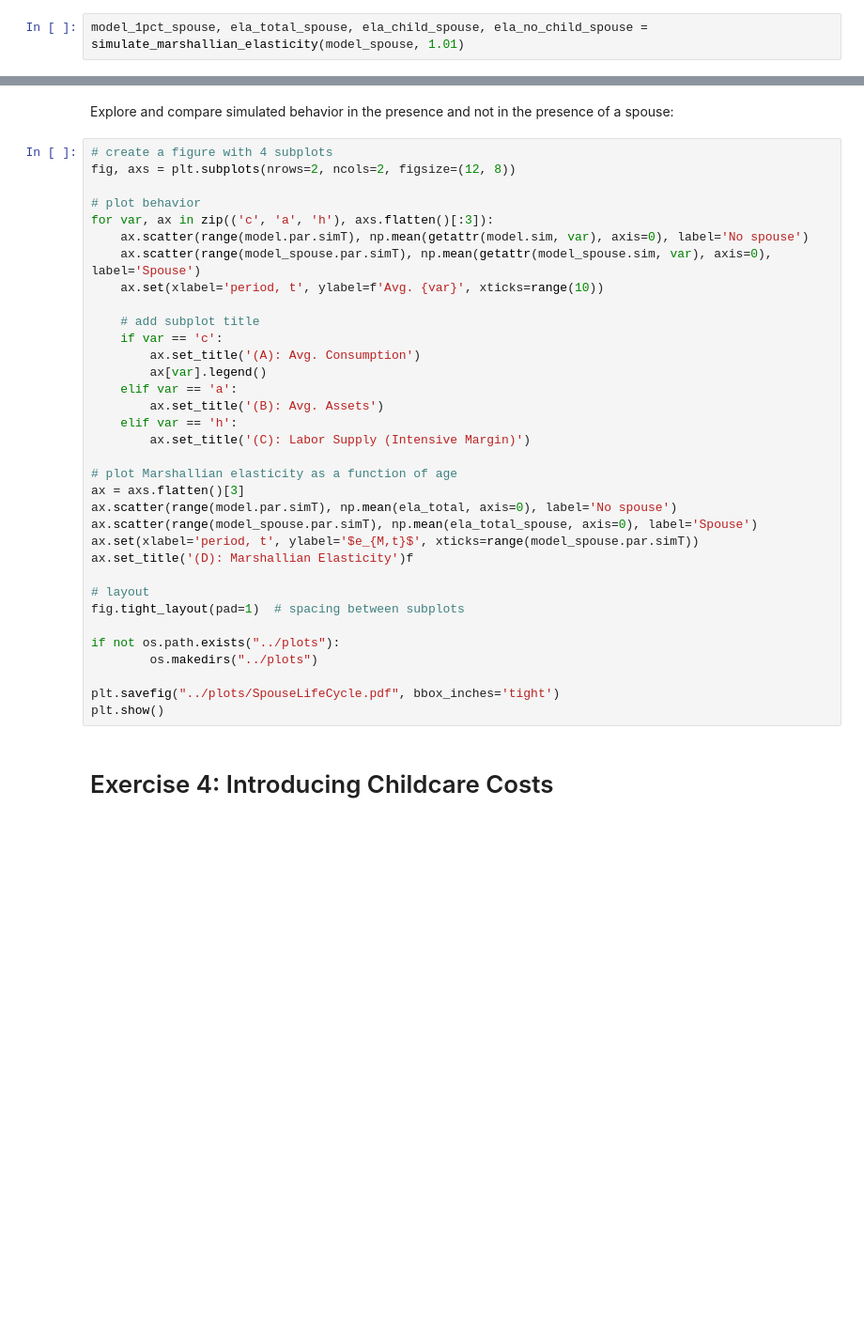
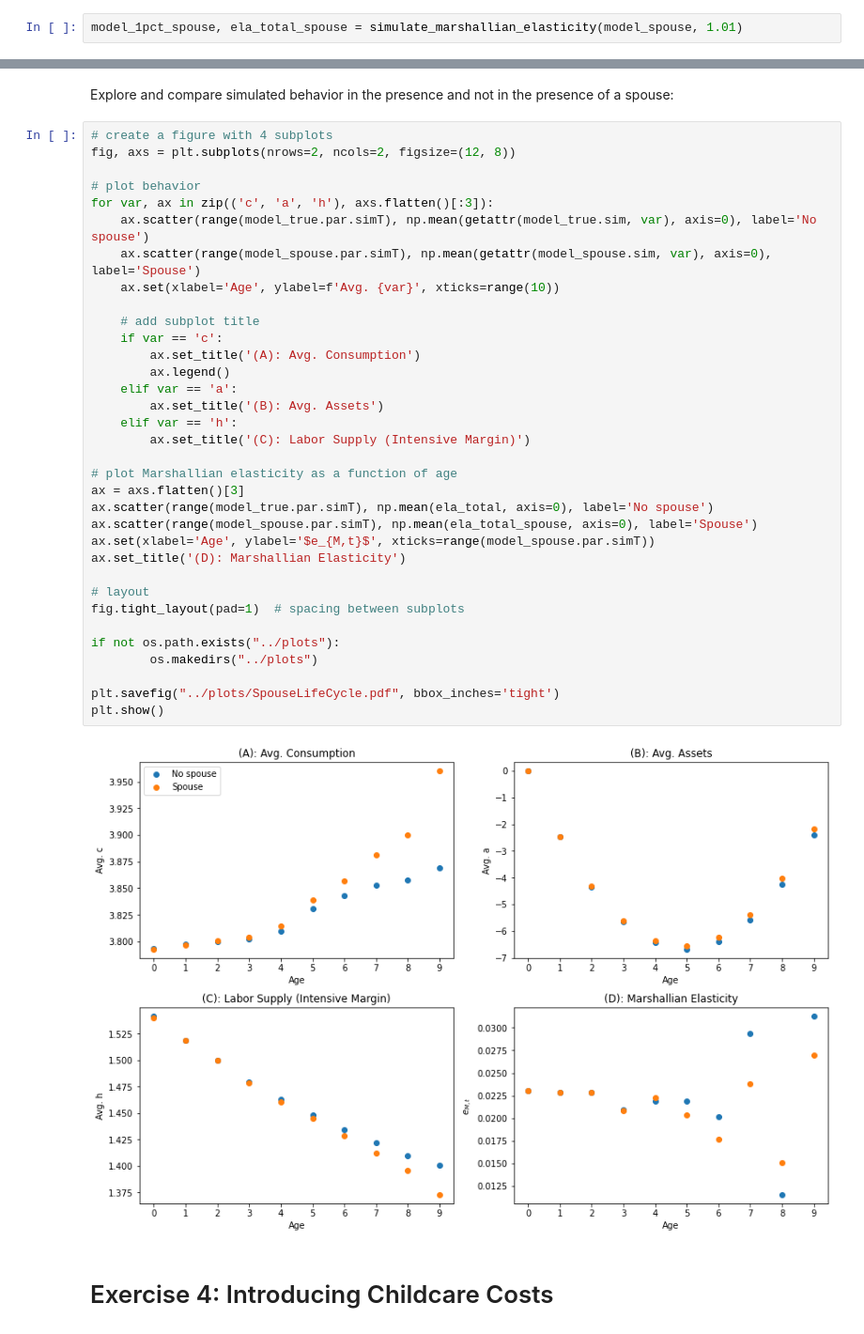
Before and after one commit to HansChristianPOLIT/HH_PortfolioExam, a Jupyter notebook: Assignment1/LaborSupplyAndChildren.ipynb, the cells around one changed output, grey strips where cells are left out. Shown: that part at 94% size. Saved outputs shown, nothing was run; the diff lists cells and outputs as text; blank space fills up the shorter version.

```diff
--- a/Assignment1/LaborSupplyAndChildren.ipynb
+++ b/Assignment1/LaborSupplyAndChildren.ipynb
@@ -207,4 +218,4 @@ model_spouse = DynLaborFertModelClass(par={'spouse_rand':0.0,'theta':0.0,'beta_1
 # %% [markdown]
 Compute Marshallian elasticity:
 # %%
-model_1pct_spouse, ela_total_spouse, ela_child_spouse, ela_no_child_spouse = simulate_marshallian_elasticity(model_spouse, 1.01)
+model_1pct_spouse, ela_total_spouse = simulate_marshallian_elasticity(model_spouse, 1.01)
@@ -213,37 +226,39 @@ Explore and compare simulated behavior in the presence and not in the presence o
 # %%
 # create a figure with 4 subplots
 fig, axs = plt.subplots(nrows=2, ncols=2, figsize=(12, 8))
 
 # plot behavior
 for var, ax in zip(('c', 'a', 'h'), axs.flatten()[:3]):
-    ax.scatter(range(model.par.simT), np.mean(getattr(model.sim, var), axis=0), label='No spouse')
+    ax.scatter(range(model_true.par.simT), np.mean(getattr(model_true.sim, var), axis=0), label='No spouse')
     ax.scatter(range(model_spouse.par.simT), np.mean(getattr(model_spouse.sim, var), axis=0), label='Spouse')
-    ax.set(xlabel='period, t', ylabel=f'Avg. {var}', xticks=range(10))
+    ax.set(xlabel='Age', ylabel=f'Avg. {var}', xticks=range(10))
 
     # add subplot title
     if var == 'c':
         ax.set_title('(A): Avg. Consumption')
-        ax[var].legend()
+        ax.legend()
     elif var == 'a':
         ax.set_title('(B): Avg. Assets')
     elif var == 'h':
         ax.set_title('(C): Labor Supply (Intensive Margin)')
 
 # plot Marshallian elasticity as a function of age
 ax = axs.flatten()[3]
-ax.scatter(range(model.par.simT), np.mean(ela_total, axis=0), label='No spouse')
+ax.scatter(range(model_true.par.simT), np.mean(ela_total, axis=0), label='No spouse')
 ax.scatter(range(model_spouse.par.simT), np.mean(ela_total_spouse, axis=0), label='Spouse')
-ax.set(xlabel='period, t', ylabel='$e_{M,t}$', xticks=range(model_spouse.par.simT))
-ax.set_title('(D): Marshallian Elasticity')f
+ax.set(xlabel='Age', ylabel='$e_{M,t}$', xticks=range(model_spouse.par.simT))
+ax.set_title('(D): Marshallian Elasticity')
 
 # layout
 fig.tight_layout(pad=1)  # spacing between subplots
 
 if not os.path.exists("../plots"):
         os.makedirs("../plots")
 
 plt.savefig("../plots/SpouseLifeCycle.pdf", bbox_inches='tight')
 plt.show()
+# %% [output]
+[figure, added]
 # %% [markdown]
 # Exercise 4: Introducing Childcare Costs <a class="anchor" id="fourth-bullet"></a>
 # %% [markdown]
```
Also changed, not shown: parts of 17 cells of this notebook, 10 other files.
